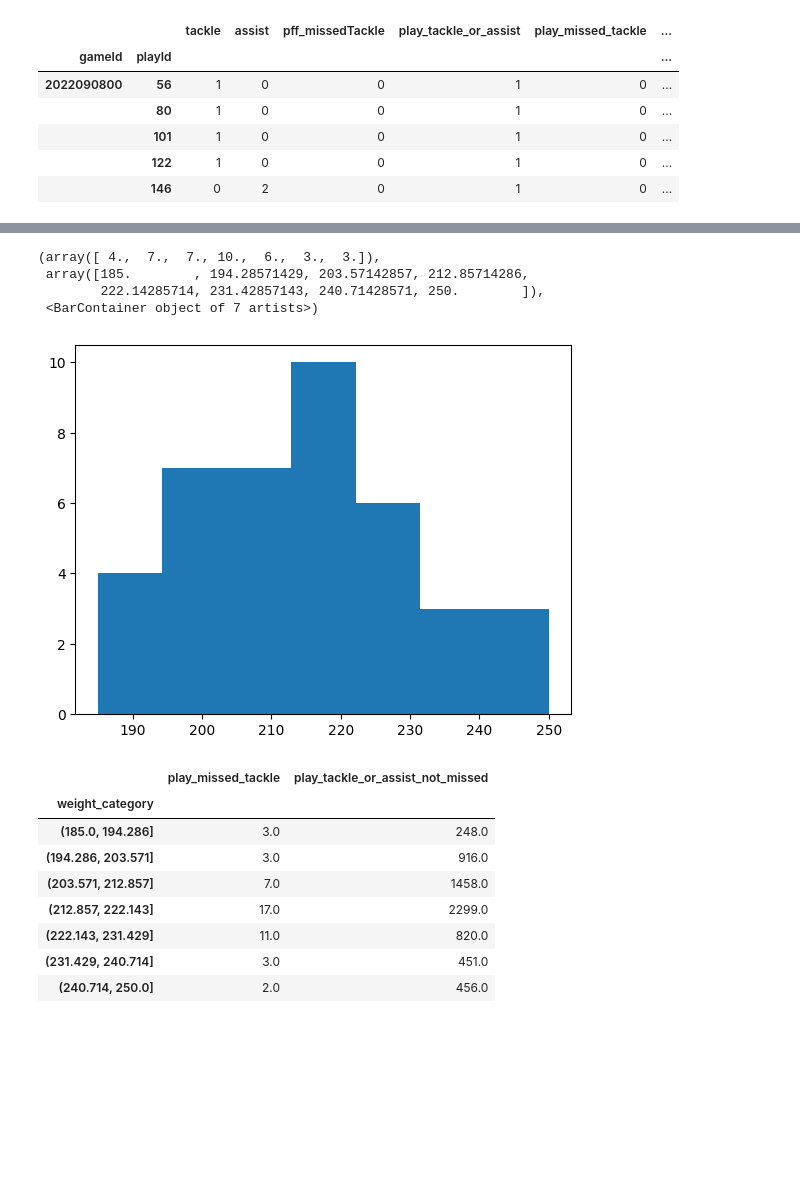
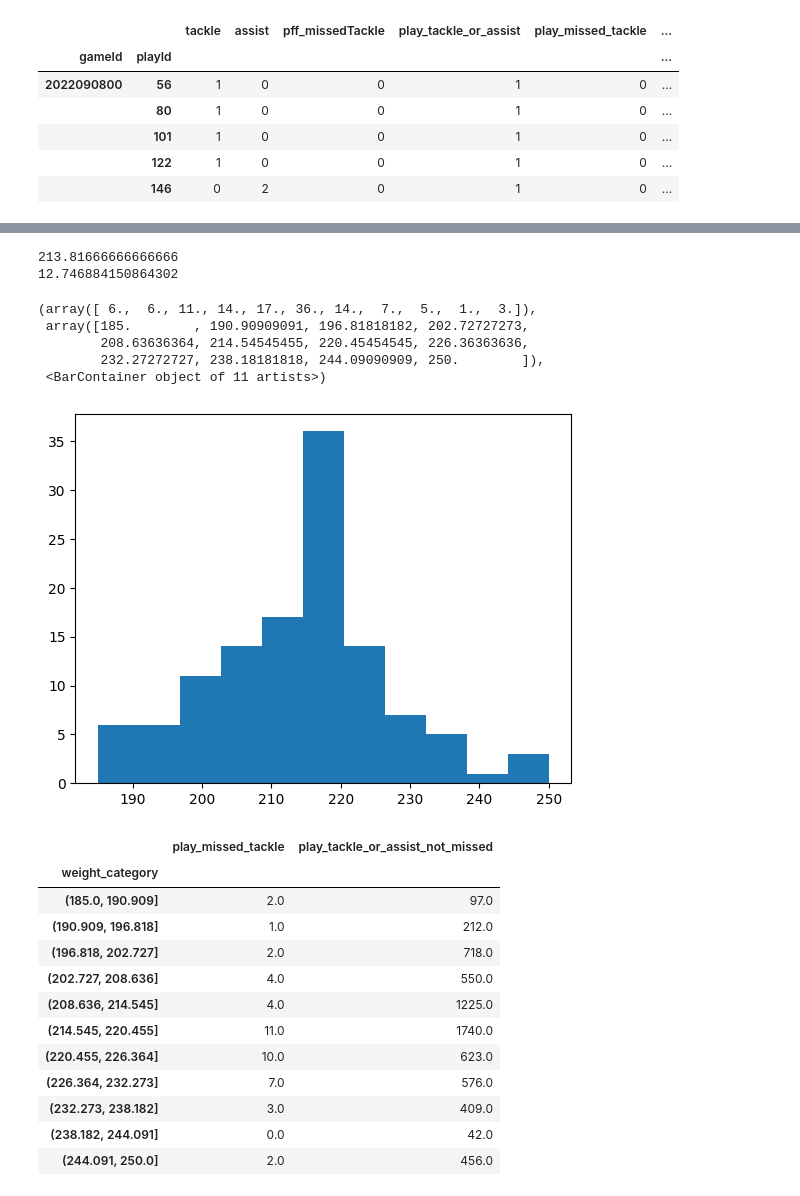
Before and after one commit to sesh9096/csci4502project, a Jupyter notebook: src/offensive-strategies.ipynb, the cells around one changed output, grey strips where cells are left out. Cells and saved outputs as stored; diff of their text form; code cells hidden in the pictures; blank space fills up the shorter version.

Commit message:
Updates running back weight analysis

```diff
--- a/src/offensive-strategies.ipynb
+++ b/src/offensive-strategies.ipynb
@@ -122,11 +123,7 @@ grouped_tackles.head()
 all_plays = plays.join(
     other = grouped_tackles,
     how = 'left'
-).join(
-    other = players,
-    on = ['ballCarrierId'],
-    how = 'inner'
 )
-all_runningback_plays = all_plays[all_plays.position == 'RB'][['ballCarrierId', 'tackle', 'assist', 'pff_missedTackle', 'play_tackle_or_assist', 'play_missed_tackle', 'play_tackle_or_assist_not_missed', 'playResult', 'weight']].reset_index().set_index(['gameId', 'playId', 'ballCarrierId'])
+all_runningback_plays = all_plays[['ballCarrierId', 'tackle', 'assist', 'pff_missedTackle', 'play_tackle_or_assist', 'play_missed_tackle', 'play_tackle_or_assist_not_missed', 'playResult']]
 all_runningback_plays.head()
 # %% [output]
@@ -140,6 +137,12 @@ all_runningback_plays.head()
 # %%
 all_runningback_plays['play_count'] = 1
-weight_runningback_plays = all_runningback_plays.groupby(['weight']).sum()
+weight_runningback_plays = all_runningback_plays.groupby(['ballCarrierId']).sum()
+weight_runningback_plays = weight_runningback_plays.join(
+    other = players,
+    on = ['ballCarrierId'],
+    how = 'inner'
+)
+weight_runningback_plays = weight_runningback_plays[weight_runningback_plays.position == 'RB']
 weight_runningback_plays['yards_per_play'] = weight_runningback_plays.playResult.div(weight_runningback_plays.play_count)
 weight_runningback_plays['tackle_or_assist_play_percentage'] = weight_runningback_plays.play_tackle_or_assist.div(weight_runningback_plays.play_count).mul(100)
 weight_runningback_plays['missed_tackle_play_percentage'] = weight_runningback_plays.play_missed_tackle.div(weight_runningback_plays.play_count).mul(100)
@@ -175,28 +186,39 @@ plt.hist(weight_runningback_plays.index)
+# %%
+print(np.mean(weight_runningback_plays.weight))
+print(np.std(weight_runningback_plays.weight))
+# %% [output]
+213.81666666666666
+12.746884150864302
 # %%
 # Finds the optimal bins.
 # https://stackoverflow.com/questions/33458566/how-to-choose-bins-in-matplotlib-histogram
-bins = plt.hist(weight_runningback_plays.index, bins='auto')
+bins = plt.hist(weight_runningback_plays.weight, bins='auto')
 bins
 # %% [output]
-(array([ 4.,  7.,  7., 10.,  6.,  3.,  3.]),
- array([185.        , 194.28571429, 203.57142857, 212.85714286,
-        222.14285714, 231.42857143, 240.71428571, 250.        ]),
- <BarContainer object of 7 artists>)
+(array([ 6.,  6., 11., 14., 17., 36., 14.,  7.,  5.,  1.,  3.]),
+ array([185.        , 190.90909091, 196.81818182, 202.72727273,
+        208.63636364, 214.54545455, 220.45454545, 226.36363636,
+        232.27272727, 238.18181818, 244.09090909, 250.        ]),
+ <BarContainer object of 11 artists>)
-[figure, old version]
+[figure, new version]
 # %%
-weight_runningback_plays['weight_category'] = pd.cut(weight_runningback_plays.index, bins[1])
+weight_runningback_plays['weight_category'] = pd.cut(weight_runningback_plays.weight, bins[1])
 weight_runningback_tackle_plays_binned = weight_runningback_plays[['play_missed_tackle', 'play_tackle_or_assist_not_missed', 'weight_category']].groupby(['weight_category']).sum()
 weight_runningback_tackle_plays_binned
 # %% [output]
 |  | play_missed_tackle | play_tackle_or_assist_not_missed |
 | weight_category |  |  |
-| (185.0, 194.286] | 3.0 | 248.0 |
-| (194.286, 203.571] | 3.0 | 916.0 |
-| (203.571, 212.857] | 7.0 | 1458.0 |
-| (212.857, 222.143] | 17.0 | 2299.0 |
-| (222.143, 231.429] | 11.0 | 820.0 |
-| (231.429, 240.714] | 3.0 | 451.0 |
-| (240.714, 250.0] | 2.0 | 456.0 |
+| (185.0, 190.909] | 2.0 | 97.0 |
+| (190.909, 196.818] | 1.0 | 212.0 |
+| (196.818, 202.727] | 2.0 | 718.0 |
+| (202.727, 208.636] | 4.0 | 550.0 |
+| (208.636, 214.545] | 4.0 | 1225.0 |
+| (214.545, 220.455] | 11.0 | 1740.0 |
+| (220.455, 226.364] | 10.0 | 623.0 |
+| (226.364, 232.273] | 7.0 | 576.0 |
+| (232.273, 238.182] | 3.0 | 409.0 |
+| (238.182, 244.091] | 0.0 | 42.0 |
+| (244.091, 250.0] | 2.0 | 456.0 |
 # %%
 chi2_contingency(weight_runningback_tackle_plays_binned)
 # %% [output]
```
Also changed, not shown: parts of 12 cells of this notebook.
